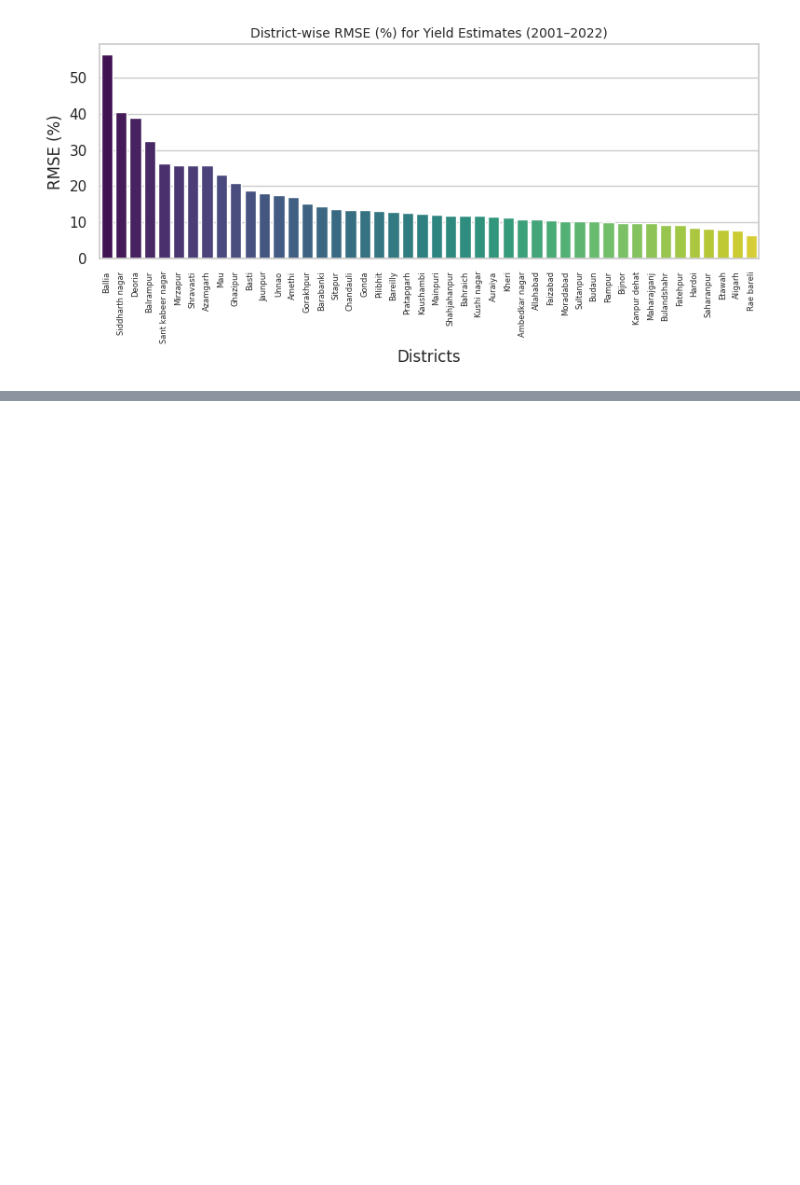
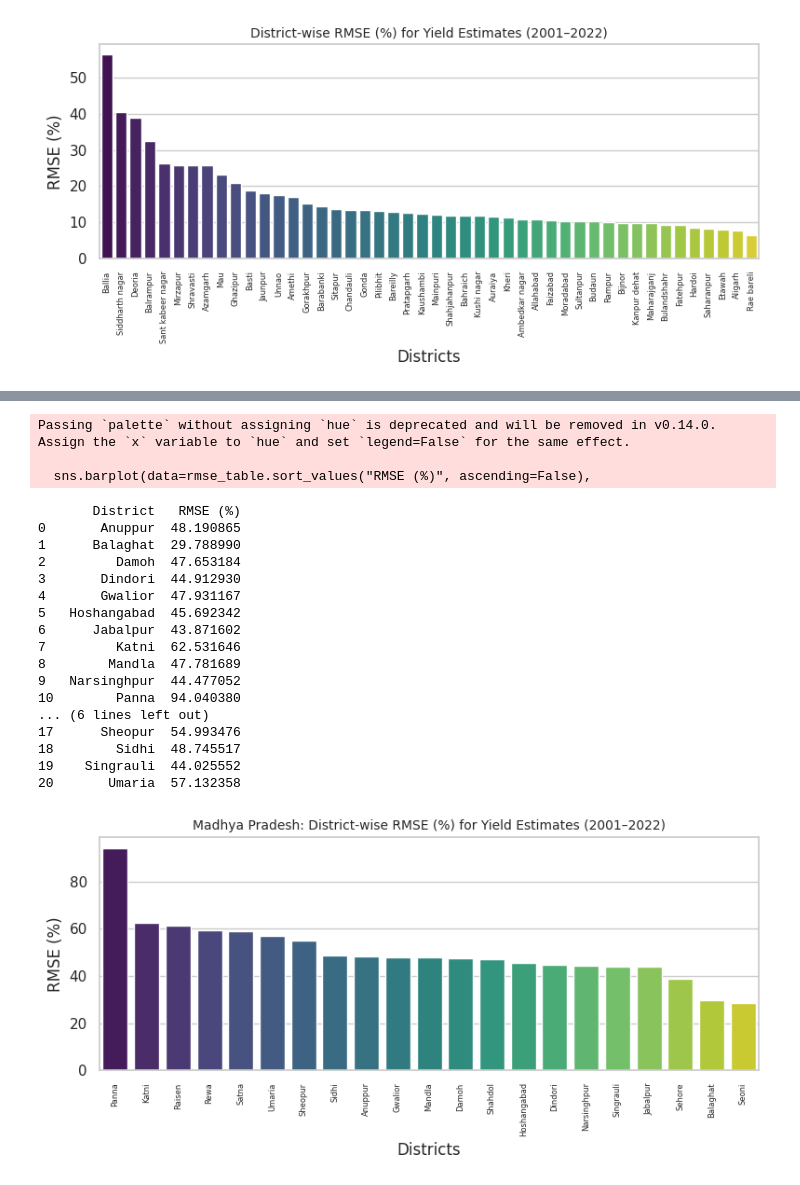
Before and after one commit to RajeshworM/Yield_Modelling_Automation, a Jupyter notebook: district_scatter.ipynb, the cells around one changed output, grey strips where cells are left out. Saved outputs shown, nothing was run; the diff lists cells and outputs as text; code cells hidden in the pictures; blank space fills up the shorter version.

```diff
--- a/district_scatter.ipynb
+++ b/district_scatter.ipynb
@@ -190,0 +253,56 @@ Passing `palette` without assigning `hue` is deprecated and will be removed in v
+# %%
+# --- RMSE (%) Calculation ---
+import numpy as np
+
+# Ensure year filter
+df_filtered = df[(df["year"] >= 2001) & (df["year"] <= 2022)].copy()
+
+# Function to compute RMSE (%)
+def rmse_percent(x):
+    errors = ((x["Estimated"] - x["Actual"]) / x["Actual"]) ** 2
+    return np.sqrt(errors.mean()) * 100
+
+# Group by district and calculate RMSE%
+rmse_table = df_filtered.groupby("districts").apply(rmse_percent).reset_index()
+rmse_table.columns = ["District", "RMSE (%)"]
+
+# --- Show table ---
+import pandas as pd
+pd.set_option("display.max_rows", None)  # so all 96 districts show
+print(rmse_table)
+
+# --- Optional: save table to CSV ---
+rmse_table.to_csv("districtwise_RMSE.csv", index=False)
+
+# --- Graphical representation ---
+plt.figure(figsize=(8,4))
+sns.barplot(data=rmse_table.sort_values("RMSE (%)", ascending=False),
+            x="District", y="RMSE (%)", palette="viridis")
+plt.xticks(rotation=90, fontsize=6)
+plt.title("Madhya Pradesh: District-wise RMSE (%) for Yield Estimates (2001–2022)", fontsize=10)
+plt.ylabel("RMSE (%)")
+plt.xlabel("Districts")
+plt.tight_layout()
+plt.show()
+# %% [output]
+Passing `palette` without assigning `hue` is deprecated and will be removed in v0.14.0. Assign the `x` variable to `hue` and set `legend=False` for the same effect.
+
+  sns.barplot(data=rmse_table.sort_values("RMSE (%)", ascending=False),
+       District   RMSE (%)
+0       Anuppur  48.190865
+1      Balaghat  29.788990
+2         Damoh  47.653184
+3       Dindori  44.912930
+4       Gwalior  47.931167
+5   Hoshangabad  45.692342
+6      Jabalpur  43.871602
+7         Katni  62.531646
+8        Mandla  47.781689
+9   Narsinghpur  44.477052
+10        Panna  94.040380
+... (6 lines left out)
+17      Sheopur  54.993476
+18        Sidhi  48.745517
+19    Singrauli  44.025552
+20       Umaria  57.132358
+[figure, added]
```
Also changed, not shown: parts of 1 cell of this notebook.
